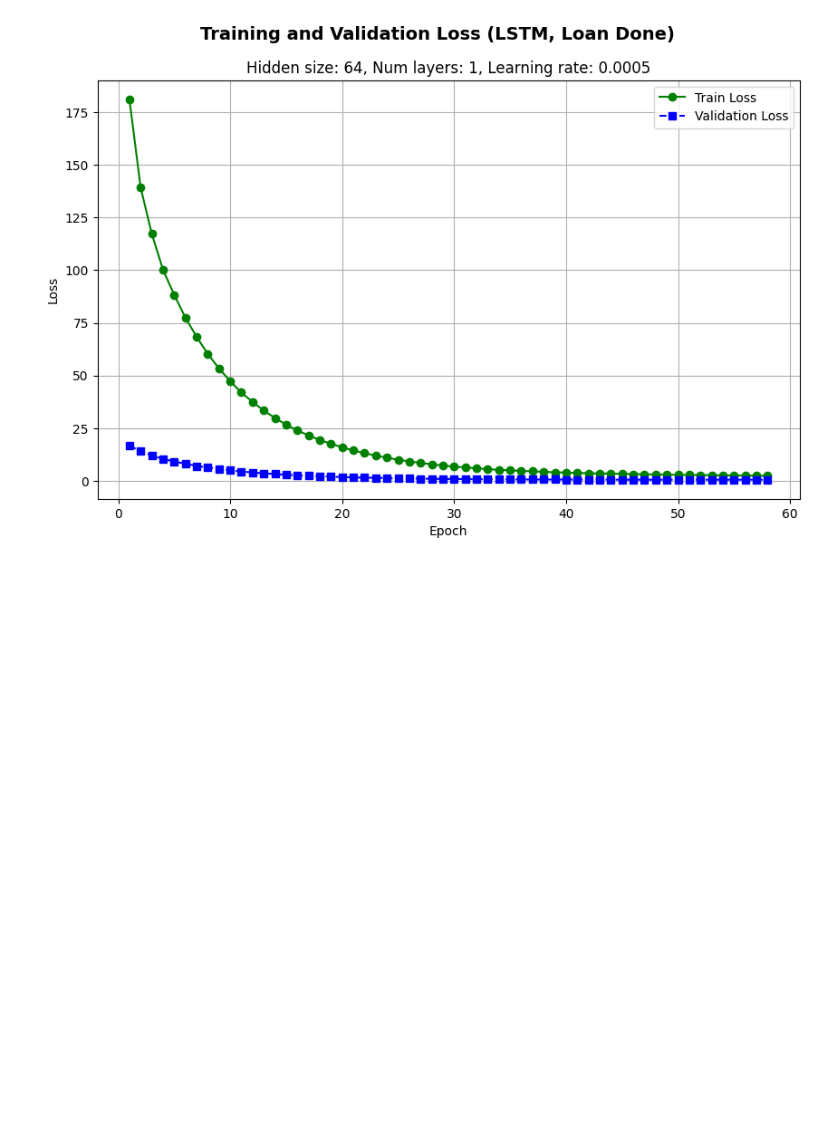
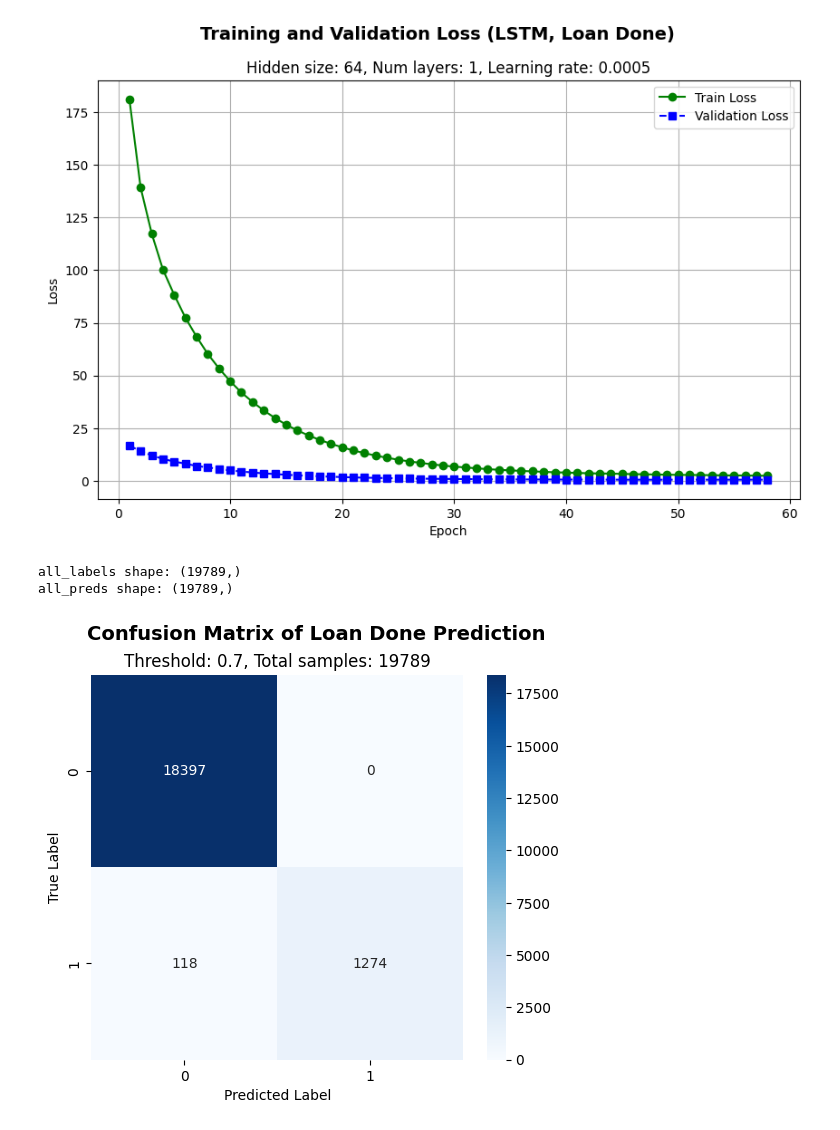
Before and after one commit to QianZeHao123/LoanRL, a Jupyter notebook: FINAL_3_LSTM_multi_training.ipynb, the cells around one changed output. Cells and saved outputs as stored; diff of their text form; code cells hidden in the pictures; blank space fills up the shorter version.

Commit message:
add confusion matrix

```diff
--- a/FINAL_3_LSTM_multi_training.ipynb
+++ b/FINAL_3_LSTM_multi_training.ipynb
@@ -735,3 +737,59 @@ plt.grid(True)
 plt.show()
 # %% [output]
 [figure]
+# %%
+import numpy as np
+
+all_labels = []
+all_preds = []
+
+threshold = 0.7  # threshold for the prediction
+
+with torch.no_grad():
+    for inputs, targets, lengths in loan_val_dataloader:
+        inputs, targets = inputs.to(device), targets.to(device)
+        outputs = model(inputs, lengths)
+
+        # calculate the predictions
+        preds = torch.sigmoid(outputs.squeeze(-1))  # map to 0-1
+        preds = (preds >= threshold).long()  # change to 0/1
+
+        # enumerate over the batch
+        for i in range(len(lengths)):
+            seq_len = lengths[i].item()  # true length of the sequence
+            all_labels.extend(targets[i, :seq_len].cpu().tolist())  # save scalar
+            all_preds.extend(preds[i, :seq_len].cpu().tolist())  # save scalar
+
+# transform to numpy array
+all_labels = np.array(all_labels)
+all_preds = np.array(all_preds)
+
+all_labels = all_labels.squeeze()
+all_preds = all_preds.squeeze()
+print(f"all_labels shape: {all_labels.shape}")  # make sure it is one-dimensional
+print(f"all_preds shape: {all_preds.shape}")  # make sure it is one-dimensional
+# %% [output]
+all_labels shape: (19789,)
+all_preds shape: (19789,)
+# %%
+# compute the confusion matrix
+cm = confusion_matrix(list(all_labels), list(all_preds))
+
+# draw the heatmap of the confusion matrix
+plt.figure(figsize=(6, 5))
+sns.heatmap(
+    cm,
+    annot=True,
+    fmt="d",
+    cmap="Blues",
+    xticklabels=["0", "1"],
+    yticklabels=["0", "1"],
+)
+plt.xlabel("Predicted Label")
+plt.ylabel("True Label")
+plt.suptitle("Confusion Matrix of Loan Done Prediction", weight="bold", size=14)
+plt.title(f"Threshold: {threshold}, Total samples: {len(all_labels)}")
+
+plt.show()
+# %% [output]
+[figure, added]
```
Also changed, not shown: parts of 1 cell of this notebook.
